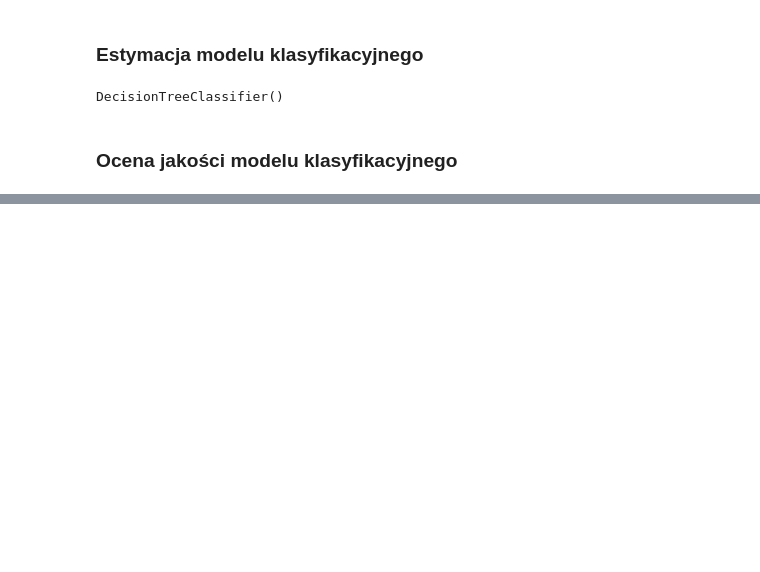
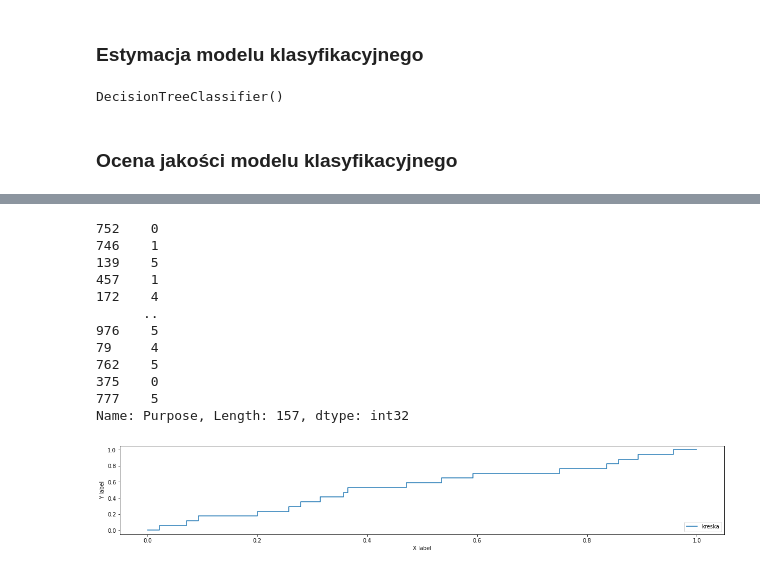
Before and after one commit to SebastianPiasecki/DataScience-ML_German_Credit_Dat, a Jupyter notebook: PD_8.ipynb, the cells around one changed output, grey strips where cells are left out. Saved outputs shown, nothing was run; the diff lists cells and outputs as text; code cells hidden in the pictures; blank space fills up the shorter version.

```diff
--- a/PD_8.ipynb
+++ b/PD_8.ipynb
@@ -295,0 +478,29 @@ Accuracy: 0.31297710
+# %%
+#define metrics
+y_pred_proba = lr3.predict_proba(test_X_)[::,1]
+print(test_y_)
+roc_auc_score(test_y_, y_pred_proba, multi_class='ovr')
+fpr, tpr, _ = metrics.roc_curve(test_y_,  y_pred_proba)
+
+
+
+# #create ROC curve
+plt.plot(fpr,tpr,label="kreska")
+plt.ylabel('Y label')
+plt.xlabel('X label')
+plt.legend(loc=4)
+plt.show()
+# %% [output]
+752    0
+746    1
+139    5
+457    1
+172    4
+      ..
+976    5
+79     4
+762    5
+375    0
+777    5
+Name: Purpose, Length: 157, dtype: int32
+[figure, added]
```
Also changed, not shown: parts of 20 cells of this notebook.
